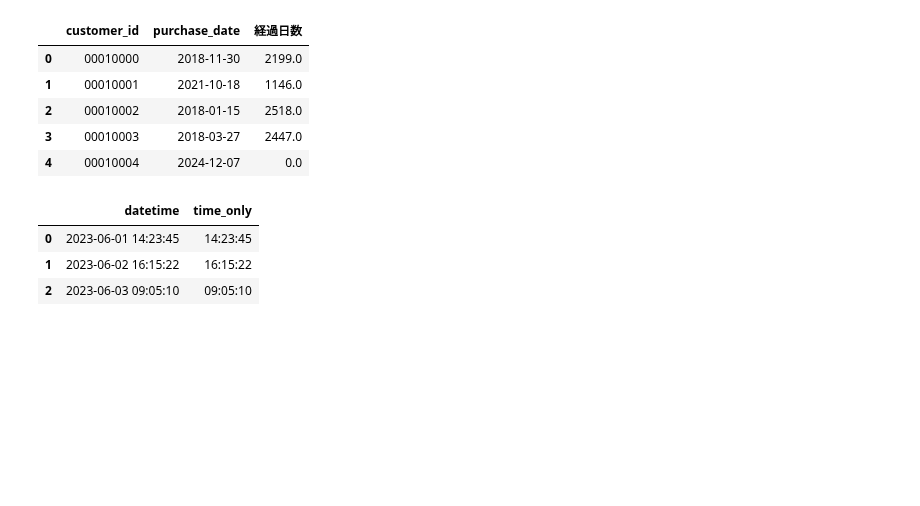
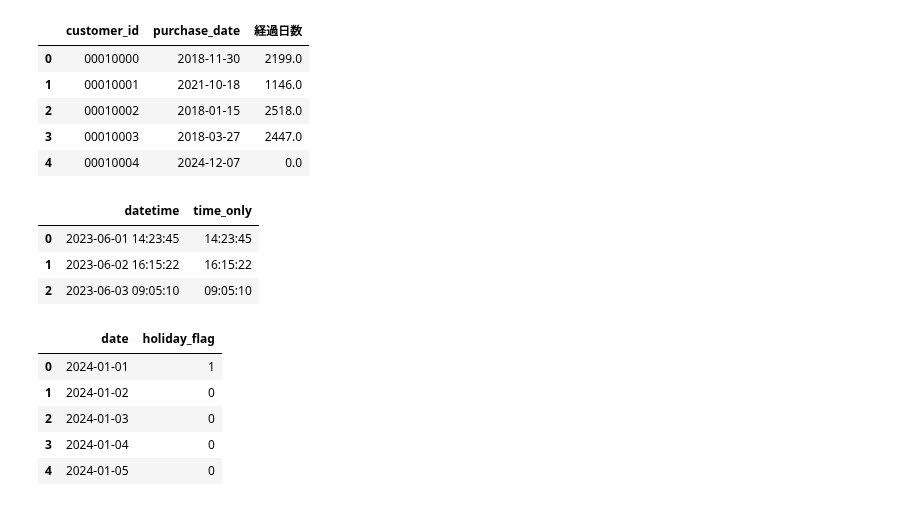
Before and after one commit to maton369/Data_Preprocessing_For_Data_Analyze, a Jupyter notebook: code/08_data_transform.ipynb, the cells around one changed output. Cells and saved outputs as stored; diff of their text form; code cells hidden in the pictures; blank space fills up the shorter version.

```diff
--- a/code/08_data_transform.ipynb
+++ b/code/08_data_transform.ipynb
@@ -332,0 +336,23 @@ df
+# %%
+import pandas as pd
+import holidays
+
+# サンプルの日時データを作成
+data = {"date": pd.date_range(start="2024-01-01", end="2024-01-10", freq="D")}
+df = pd.DataFrame(data)
+
+# 日本の祝日を取得
+jp_holidays = holidays.Japan(years=[2024])
+
+# 祝日フラグを立てる (祝日なら1、平日なら0)
+df["holiday_flag"] = df["date"].apply(lambda x: 1 if x in jp_holidays else 0)
+
+# 結果を表示
+df.head()
+# %% [output]
+|  | date | holiday_flag |
+| 0 | 2024-01-01 | 1 |
+| 1 | 2024-01-02 | 0 |
+| 2 | 2024-01-03 | 0 |
+| 3 | 2024-01-04 | 0 |
+| 4 | 2024-01-05 | 0 |
```
Also changed, not shown: parts of 1 cell of this notebook.
